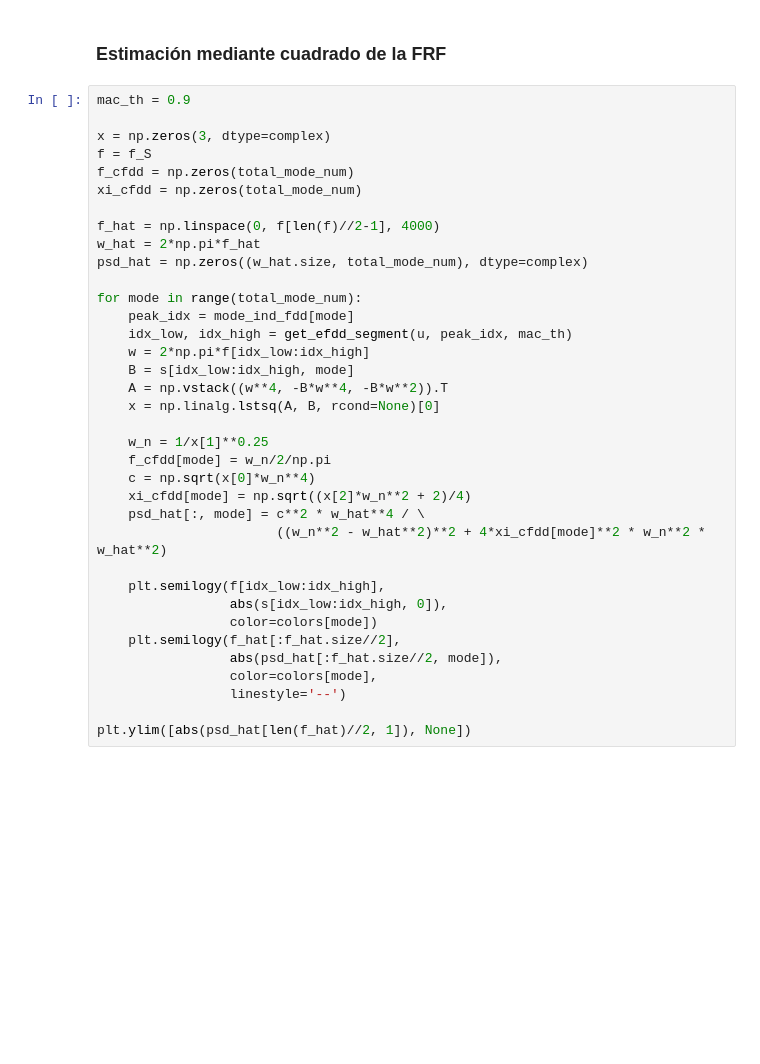
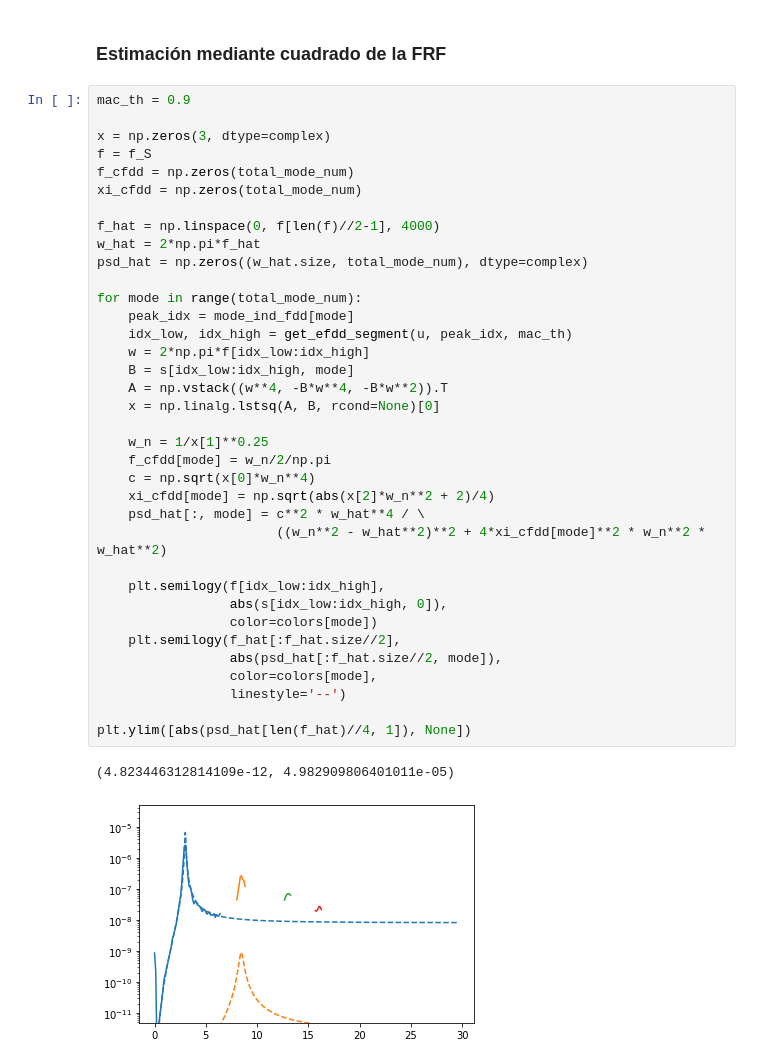
Before and after one commit to rafadodo/atelier, a Jupyter notebook: 4_story_building.ipynb, the cells around one changed output. Saved outputs shown, nothing was run; the diff lists cells and outputs as text; blank space fills up the shorter version.

```diff
--- a/4_story_building.ipynb
+++ b/4_story_building.ipynb
@@ -440,35 +555,38 @@ x = np.zeros(3, dtype=complex)
 f = f_S
 f_cfdd = np.zeros(total_mode_num)
 xi_cfdd = np.zeros(total_mode_num)
 
 f_hat = np.linspace(0, f[len(f)//2-1], 4000)
 w_hat = 2*np.pi*f_hat
 psd_hat = np.zeros((w_hat.size, total_mode_num), dtype=complex)
 
 for mode in range(total_mode_num):
     peak_idx = mode_ind_fdd[mode]
     idx_low, idx_high = get_efdd_segment(u, peak_idx, mac_th)
     w = 2*np.pi*f[idx_low:idx_high]
     B = s[idx_low:idx_high, mode]
     A = np.vstack((w**4, -B*w**4, -B*w**2)).T
     x = np.linalg.lstsq(A, B, rcond=None)[0]
 
     w_n = 1/x[1]**0.25
     f_cfdd[mode] = w_n/2/np.pi
     c = np.sqrt(x[0]*w_n**4)
-    xi_cfdd[mode] = np.sqrt((x[2]*w_n**2 + 2)/4)
+    xi_cfdd[mode] = np.sqrt(abs(x[2]*w_n**2 + 2)/4)
     psd_hat[:, mode] = c**2 * w_hat**4 / \
                        ((w_n**2 - w_hat**2)**2 + 4*xi_cfdd[mode]**2 * w_n**2 * w_hat**2)
 
     plt.semilogy(f[idx_low:idx_high],
                  abs(s[idx_low:idx_high, 0]),
                  color=colors[mode])
     plt.semilogy(f_hat[:f_hat.size//2],
                  abs(psd_hat[:f_hat.size//2, mode]),
                  color=colors[mode],
                  linestyle='--')
 
-plt.ylim([abs(psd_hat[len(f_hat)//2, 1]), None])
+plt.ylim([abs(psd_hat[len(f_hat)//4, 1]), None])
+# %% [output]
+(4.823446312814109e-12, 4.982909806401011e-05)
+[figure, added]
 # %%
 err_f_cfdd = (f_cfdd - f_modes)/f_modes*100
 
```
Also changed, not shown: parts of 34 cells of this notebook.
